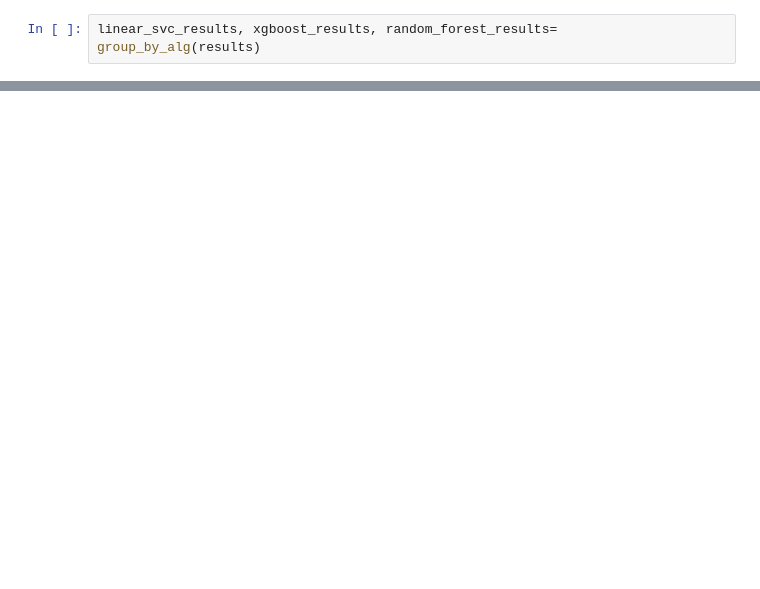
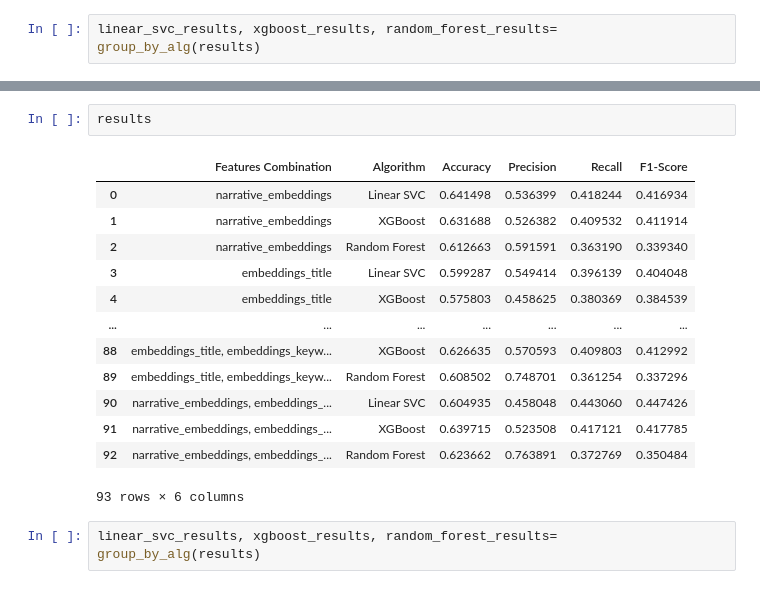
Before and after one commit to beatrizarc/product_complaints, a Jupyter notebook: notebooks/8- best feature combination.ipynb, the cells around one changed output, grey strips where cells are left out. Drawn from its saved outputs; the diff is of its cells as text; blank space fills up the shorter version.

```diff
--- a/notebooks/8- best feature combination.ipynb
+++ b/notebooks/8- best feature combination.ipynb
@@ -1201,0 +1305,18 @@ results = pd.concat(result_dfs, ignore_index=True)
+# %%
+results
+# %% [output]
+|  | Features Combination | Algorithm | Accuracy | Precision | Recall | F1-Score |
+| 0 | narrative_embeddings | Linear SVC | 0.641498 | 0.536399 | 0.418244 | 0.416934 |
+| 1 | narrative_embeddings | XGBoost | 0.631688 | 0.526382 | 0.409532 | 0.411914 |
+| 2 | narrative_embeddings | Random Forest | 0.612663 | 0.591591 | 0.363190 | 0.339340 |
+| 3 | embeddings_title | Linear SVC | 0.599287 | 0.549414 | 0.396139 | 0.404048 |
+| 4 | embeddings_title | XGBoost | 0.575803 | 0.458625 | 0.380369 | 0.384539 |
+| ... | ... | ... | ... | ... | ... | ... |
+| 88 | embeddings_title, embeddings_keyw... | XGBoost | 0.626635 | 0.570593 | 0.409803 | 0.412992 |
+| 89 | embeddings_title, embeddings_keyw... | Random Forest | 0.608502 | 0.748701 | 0.361254 | 0.337296 |
+| 90 | narrative_embeddings, embeddings_... | Linear SVC | 0.604935 | 0.458048 | 0.443060 | 0.447426 |
+| 91 | narrative_embeddings, embeddings_... | XGBoost | 0.639715 | 0.523508 | 0.417121 | 0.417785 |
+| 92 | narrative_embeddings, embeddings_... | Random Forest | 0.623662 | 0.763891 | 0.372769 | 0.350484 |
+93 rows × 6 columns
+# %%
+linear_svc_results, xgboost_results, random_forest_results= group_by_alg(results)
```
Also changed, not shown: parts of 15 cells of this notebook.
